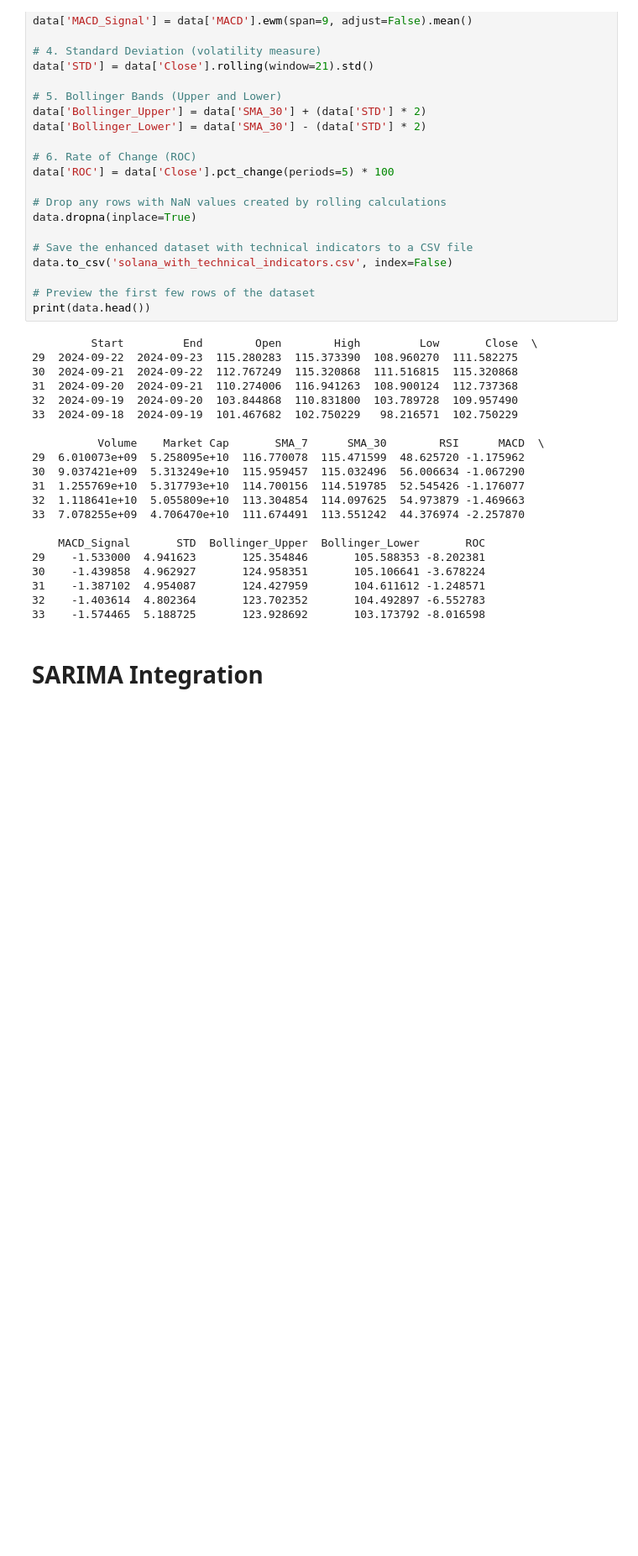
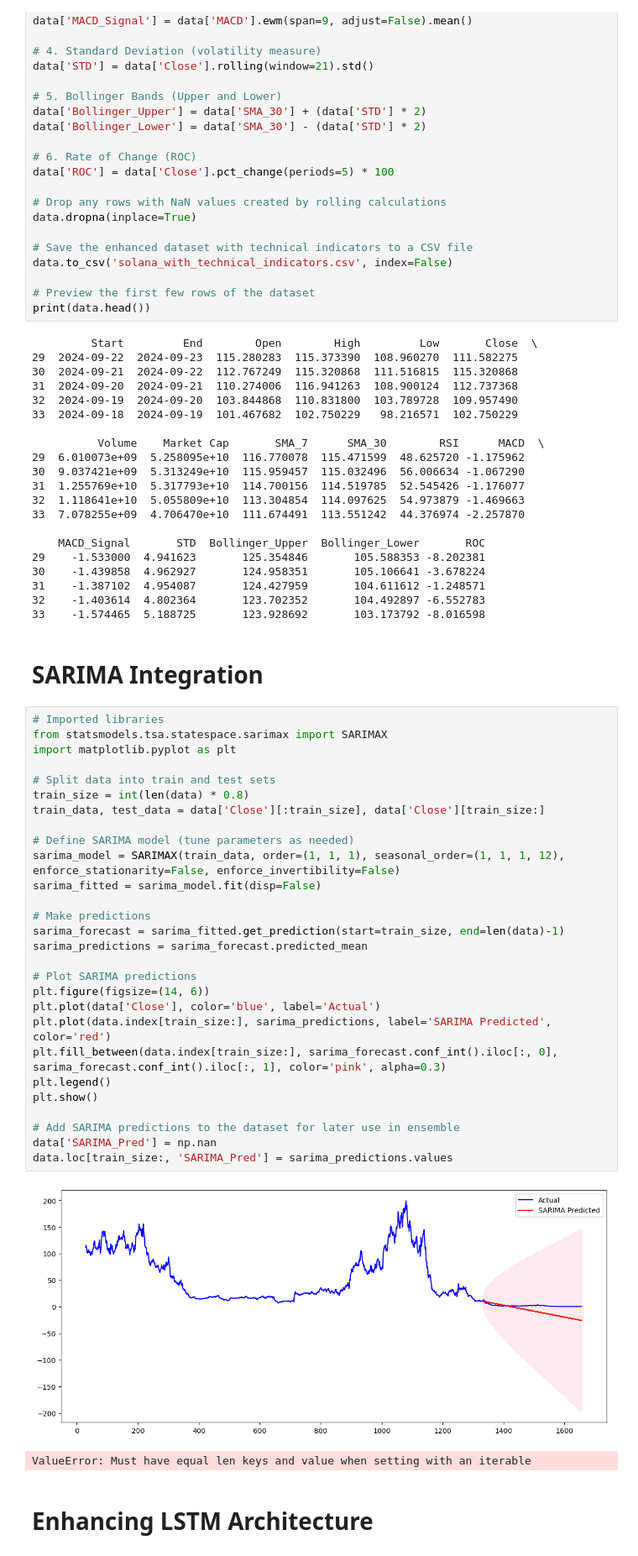
Before and after one commit to gappeah/Dice-Roller, a Jupyter notebook: main_lstm copy.ipynb, the cells around one changed output. Shown: that part at 84% size. Saved outputs shown, nothing was run; the diff lists cells and outputs as text; blank space fills up the shorter version.

```diff
--- a/main_lstm copy.ipynb
+++ b/main_lstm copy.ipynb
@@ -454,3 +454,36 @@ print(data.head())
 33    -1.574465  5.188725       123.928692       103.173792 -8.016598
 # %% [markdown]
 # SARIMA Integration
+# %%
+# Imported libraries
+from statsmodels.tsa.statespace.sarimax import SARIMAX
+import matplotlib.pyplot as plt
+
+# Split data into train and test sets
+train_size = int(len(data) * 0.8)
+train_data, test_data = data['Close'][:train_size], data['Close'][train_size:]
+
+# Define SARIMA model (tune parameters as needed)
+sarima_model = SARIMAX(train_data, order=(1, 1, 1), seasonal_order=(1, 1, 1, 12), enforce_stationarity=False, enforce_invertibility=False)
+sarima_fitted = sarima_model.fit(disp=False)
+
+# Make predictions
+sarima_forecast = sarima_fitted.get_prediction(start=train_size, end=len(data)-1)
+sarima_predictions = sarima_forecast.predicted_mean
+
+# Plot SARIMA predictions
+plt.figure(figsize=(14, 6))
+plt.plot(data['Close'], color='blue', label='Actual')
+plt.plot(data.index[train_size:], sarima_predictions, label='SARIMA Predicted', color='red')
+plt.fill_between(data.index[train_size:], sarima_forecast.conf_int().iloc[:, 0], sarima_forecast.conf_int().iloc[:, 1], color='pink', alpha=0.3)
+plt.legend()
+plt.show()
+
+# Add SARIMA predictions to the dataset for later use in ensemble
+data['SARIMA_Pred'] = np.nan
+data.loc[train_size:, 'SARIMA_Pred'] = sarima_predictions.values
+# %% [output]
+[figure, added]
+ValueError: Must have equal len keys and value when setting with an iterable
+# %% [markdown]
+# Enhancing LSTM Architecture
```
Also changed, not shown: parts of 1 cell of this notebook.
